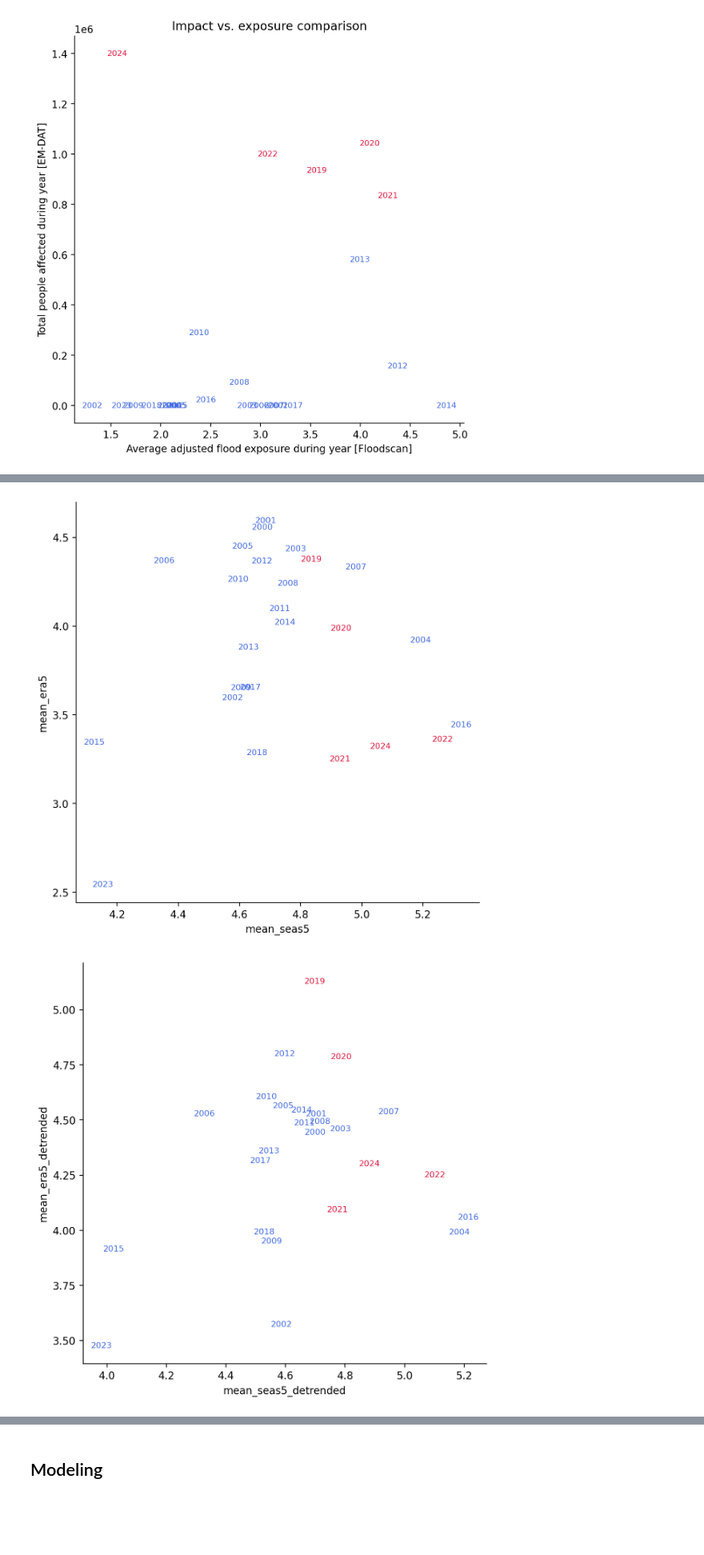
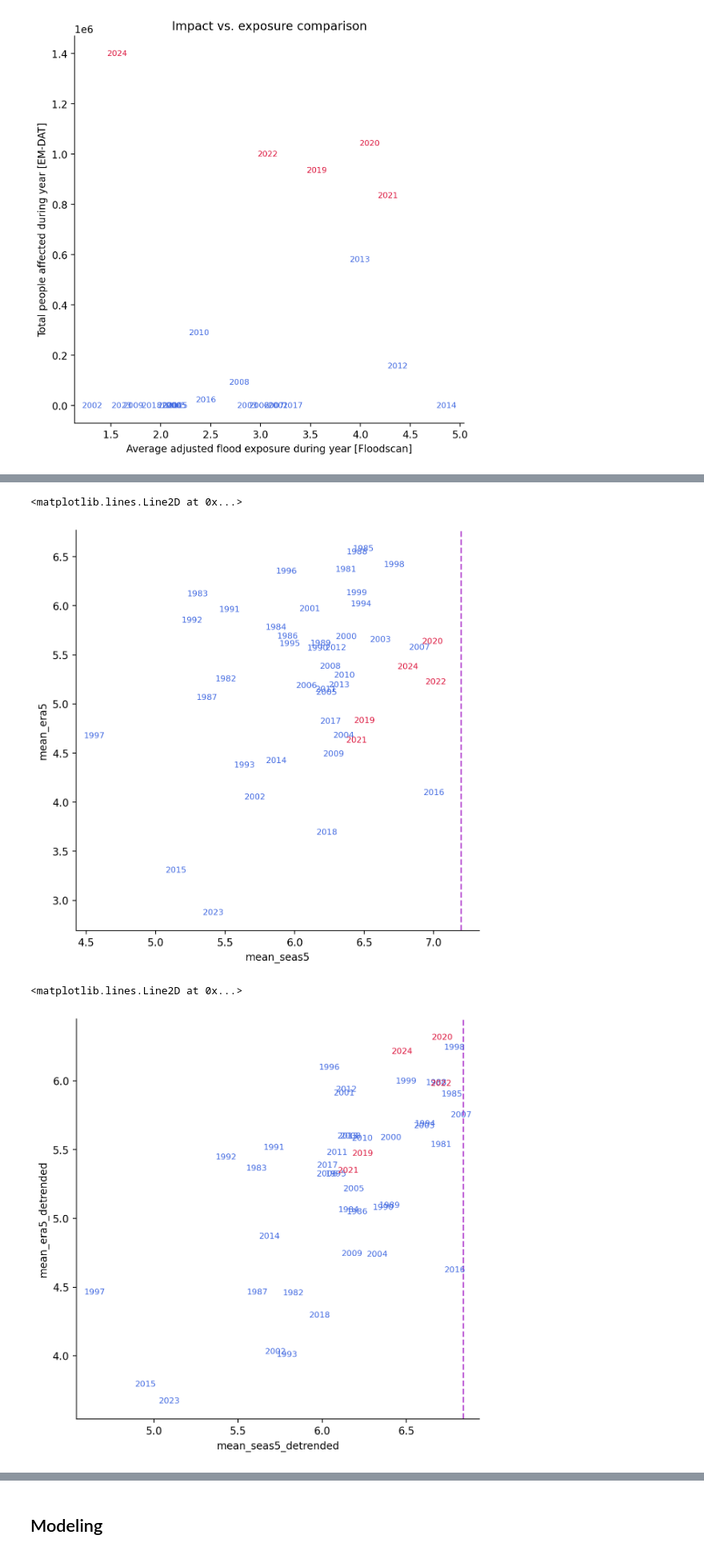
Before and after one commit to OCHA-DAP/ds-aa-ssd-flooding, a Jupyter notebook: exploration/impact_comparison.ipynb, the cells around one changed output, grey strips where cells are left out. Shown at 80% size. Drawn from its saved outputs; the diff is of its cells as text; code cells hidden in the pictures; blank space fills up the shorter version.

```diff
--- a/exploration/impact_comparison.ipynb
+++ b/exploration/impact_comparison.ipynb
@@ -193,3 +209,4 @@ df_era5_yearly = detrend_column(df_era5_yearly, "mean")
 # %%
-df_era5_yearly.set_index("valid_date").plot()
+ax = df_era5_yearly.set_index("valid_date").plot()
+ax.set_title("era5")
 # %% [output]
@@ -197,0 +273,16 @@ df_era5_yearly.set_index("valid_date").plot()
+# %%
+df_era5_monthwise = df_era5[df_era5["valid_date"].dt.year < 2025].copy()
+df_era5_monthwise["valid_month"] = df_era5_monthwise["valid_date"].dt.month
+df_era5_monthwise["valid_year"] = df_era5_monthwise["valid_date"].dt.year
+df_era5_monthwise = df_era5_monthwise.pivot(
+    index="valid_year", columns="valid_month", values="mean"
+)
+df_era5_monthwise = df_era5_monthwise.rename(
+    columns={x: f"mean_era5_mo{x}" for x in df_era5_monthwise.columns}
+).reset_index()
+for col in df_era5_monthwise:
+    if col == "valid_year":
+        continue
+    df_era5_monthwise = detrend_column(
+        df_era5_monthwise, col, index_col="valid_year"
+    )
@@ -343,2 +498,6 @@ df_compare.set_index("year").corr()
 | total_affected | 0.597188 | 0.641184 | 0.480670 | 0.651067 | 0.654715 | 0.348922 | 0.387043 | 0.505655 | ... |
 | cerf | 0.607755 | 0.673251 | 0.463720 | 0.699456 | 0.689369 | 0.338060 | 0.356947 | 0.468451 | ... |
+# %%
+df_compare_full.set_index("year").corr()[
+    [x for x in df_compare_full.columns if "5" in x]
+]
@@ -480,16 +715,34 @@ Text(5.368711057142858, 156878.63287671233, '2025 forecast')
 # %%
 fig, ax = plot_comparison(
-    df_compare,
+    df_compare_full,
     "mean_seas5",
     "mean_era5",
 )
+
+current_pred = df_compare_full.set_index("year").loc[2025, "mean_seas5"]
+ax.axvline(
+    current_pred,
+    color="mediumorchid",
+    linestyle="--",
+)
 # %% [output]
+<matplotlib.lines.Line2D at 0x...>
-[figure, old version]
+[figure, new version]
 # %%
 fig, ax = plot_comparison(
-    df_compare,
+    df_compare_full,
     "mean_seas5_detrended",
     "mean_era5_detrended",
 )
+
+current_pred = df_compare_full.set_index("year").loc[
+    2025, "mean_seas5_detrended"
+]
+ax.axvline(
+    current_pred,
+    color="mediumorchid",
+    linestyle="--",
+)
 # %% [output]
+<matplotlib.lines.Line2D at 0x...>
-[figure, old version]
+[figure, new version]
```
Also changed, not shown: parts of 40 cells of this notebook, 4 other files.
